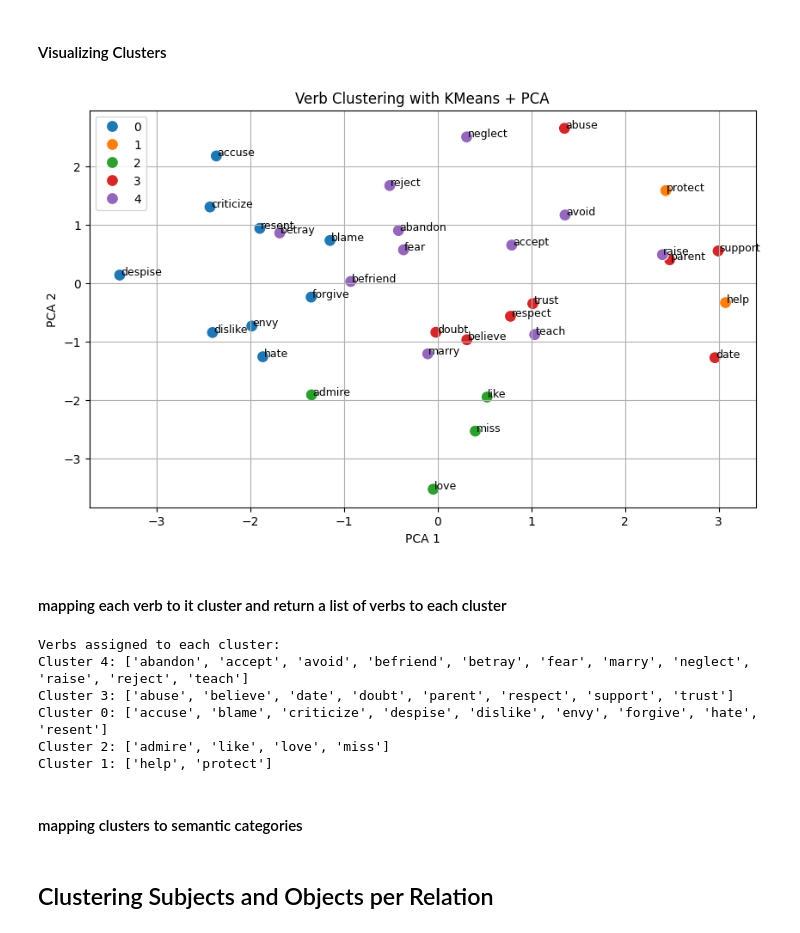
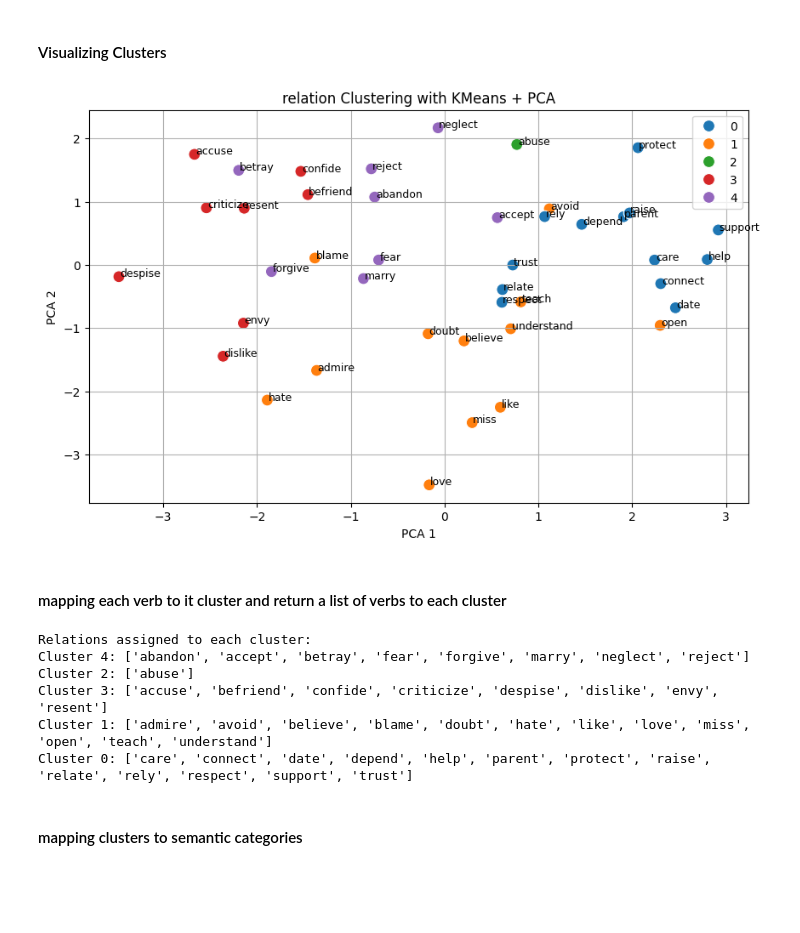
Before and after one commit to UBGidado/My_Research, a Jupyter notebook: Clustering_Verbs,_Subjects_&_Objects.ipynb, the cells around one changed output. Saved outputs shown, nothing was run; the diff lists cells and outputs as text; code cells hidden in the pictures; blank space fills up the shorter version.

```diff
--- a/Clustering_Verbs,_Subjects_&_Objects.ipynb
+++ b/Clustering_Verbs,_Subjects_&_Objects.ipynb
@@ -209,0 +218,4 @@ print(df3.head())
+# %%
+# prompt: Renmae 'Distortion' in dominant disrotion column in df3
+
+df3['Dominant Distortion'] = df3['Dominant Distortion'].replace('Distortion', 'General Distortion')
@@ -218,0 +244,15 @@ CPU
+# %%
+from fastcoref import FCoref
+import spacy
+
+# Load spaCy's lg model (for dependency parsing/NER)
+nlp = spacy.load("en_core_web_lg")
+
+coref_model = FCoref(device='cuda')
+
+# Process data
+predictions = coref_model.predict(df3["text"].tolist())
+resolved_texts = [p.text for p in predictions]
+df3["resolved_text"] = resolved_texts
+
+docs = list(nlp.pipe(df3["resolved_text"], batch_size=16))
@@ -395,22 +514,22 @@ df3["relationships"] = extract_all_relationships(
 # %%
-# Step 1: Initialize a list to hold detailed relationship rows
+# Initialize a list to hold detailed relationship rows
 detailed_records = []
 
-# Step 2: Iterate over df3 to extract and flatten multiple relationships
+# Iterate over df3 to extract and flatten multiple relationships
 for _, row in df3.iterrows():
     text_id = row["id"]
     text = row["text"]
     dominant_distortion = row["Dominant Distortion"]
     secondary_distortion = row["Secondary Distortion (Optional)"]
+    relationships = row["relationships"]
 
-    # Make sure we have a list of relationships
-    relationships = row["relationships"]
     if isinstance(relationships, list):
         for rel in relationships:
             subj = rel.get("subject")
             rel_verb = rel.get("relation")
             obj = rel.get("object")
             context = rel.get("context")
+            neg_flag = rel.get("negated", False)
 
             if subj and rel_verb and obj:
                 detailed_records.append({
@@ -419,19 +538,20 @@ for _, row in df3.iterrows():
                     "subject": subj,
                     "relation": rel_verb,
                     "object": obj,
+                    "negated": neg_flag,
                     "dominant_distortion": dominant_distortion,
                     "secondary_distortion": secondary_distortion
                 })
 
-# Step 3: Create DataFrame from all extracted triples
+# Create DataFrame from all extracted triples
 triples_df = pd.DataFrame(detailed_records)
 
-# Step 4: Reset index and assign an ID column
+# Reset index and assign an ID column
 if not triples_df.empty:
     triples_df.reset_index(inplace=True)
     triples_df.rename(columns={"index": "id"}, inplace=True)
 
-# Step 5: Preview
-print("Extracted all relationships into triples_df")
+# Preview
+print(" Extracted all relationships into triples_df")
 display(triples_df.head())
 # %% [output]
@@ -550,6 +666,9 @@ print(f"\n Coverage: {1 - metrics['missing_count']/metrics['extracted_count']:.1
 # %%
 # Extract only unique verbs (relations) from the triples
-triples_df["verb"] = triples_df["relationship"].apply(lambda x: x[0] if isinstance(x, tuple) else None)
-unique_verbs = sorted(triples_df["verb"].dropna().unique())
+triples_df["verb"] = triples_df["relation"].apply(lambda x: x if isinstance(x, str) else None)
+# Rename the 'verb' column to 'relation'
+triples_df = triples_df.rename(columns={'verb': 'relation_text'}) # Renaming to relation_text to avoid conflict with the original relation column
+
+unique_verbs = sorted(triples_df["relation_text"].dropna().unique())
 print(f"Found {len(unique_verbs)} unique verbs:", unique_verbs)
 # %% [output]
@@ -573,23 +716,23 @@ verb_cluster_map = {verb: int(cluster) for verb, cluster in zip(unique_verbs, cl
 # %%
 # Reduce dimensions for plotting
 pca = PCA(n_components=2)
 verb_vec_2d = pca.fit_transform(verb_vectors)
 
 # Plot
 plt.figure(figsize=(10, 6))
 sns.scatterplot(x=verb_vec_2d[:, 0], y=verb_vec_2d[:, 1], hue=clusters, palette="tab10", s=100)
 
 # Annotate points
 for i, verb in enumerate(unique_verbs):
     plt.text(verb_vec_2d[i, 0] + 0.01, verb_vec_2d[i, 1], verb, fontsize=9)
 
-plt.title("Verb Clustering with KMeans + PCA")
+plt.title("relation Clustering with KMeans + PCA")
 plt.xlabel("PCA 1")
 plt.ylabel("PCA 2")
 plt.grid(True)
 plt.show()
 # %% [output]
-[figure, old version]
+[figure, new version]
 # %% [markdown]
 #### mapping each verb to it cluster and return a list of verbs to each cluster
 # %%
@@ -600,16 +743,16 @@ for verb, cluster_id in verb_cluster_map.items():
     cluster_to_verbs[cluster_id].append(verb)
 
 # Print the list of verbs for each cluster
-print("\nVerbs assigned to each cluster:")
+print("\nRelations assigned to each cluster:")
 for cluster_id, verbs_list in cluster_to_verbs.items():
     print(f"Cluster {cluster_id}: {verbs_list}")
 # %% [output]
-Verbs assigned to each cluster:
-Cluster 4: ['abandon', 'accept', 'avoid', 'befriend', 'betray', 'fear', 'marry', 'neglect', 'raise', 'reject', 'teach']
-Cluster 3: ['abuse', 'believe', 'date', 'doubt', 'parent', 'respect', 'support', 'trust']
-Cluster 0: ['accuse', 'blame', 'criticize', 'despise', 'dislike', 'envy', 'forgive', 'hate', 'resent']
-Cluster 2: ['admire', 'like', 'love', 'miss']
-Cluster 1: ['help', 'protect']
+Relations assigned to each cluster:
+Cluster 4: ['abandon', 'accept', 'betray', 'fear', 'forgive', 'marry', 'neglect', 'reject']
+Cluster 2: ['abuse']
+Cluster 3: ['accuse', 'befriend', 'confide', 'criticize', 'despise', 'dislike', 'envy', 'resent']
+Cluster 1: ['admire', 'avoid', 'believe', 'blame', 'doubt', 'hate', 'like', 'love', 'miss', 'open', 'teach', 'understand']
+Cluster 0: ['care', 'connect', 'date', 'depend', 'help', 'parent', 'protect', 'raise', 'relate', 'rely', 'respect', 'support', 'trust']
 # %% [markdown]
 #### mapping clusters to semantic categories
 # %%
@@ -628,2 +769,0 @@ triples_df["verb_cluster_label"] = triples_df["verb_cluster"].map(verb_cluster_l
-# %% [markdown]
- ## Clustering Subjects and Objects per Relation
```
Also changed, not shown: parts of 55 cells of this notebook.
